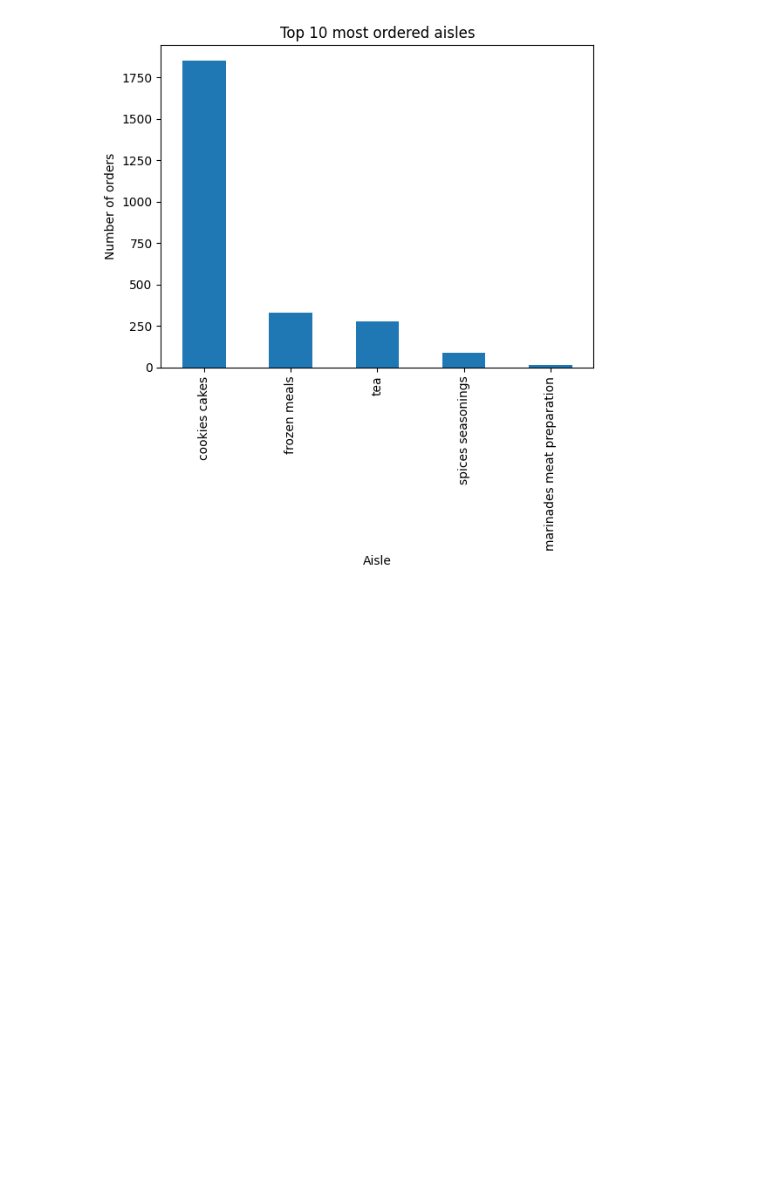
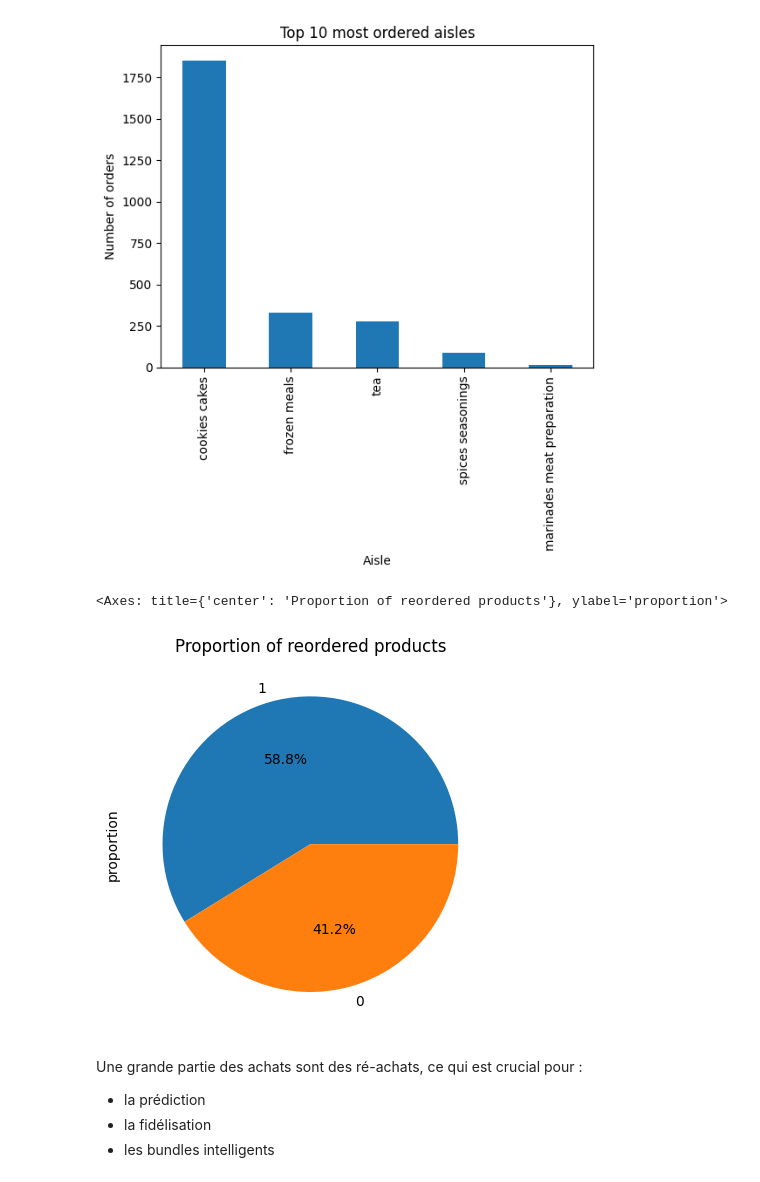
Before and after one commit to pradeepjoel/instacart-retail-project, a Jupyter notebook: data_exploration/01_exploration_instacart.ipynb, the cells around one changed output. Drawn from its saved outputs; the diff is of its cells as text; code cells hidden in the pictures; blank space fills up the shorter version.

Commit message:
reordered products

```diff
--- a/data_exploration/01_exploration_instacart.ipynb
+++ b/data_exploration/01_exploration_instacart.ipynb
@@ -235,3 +235,14 @@ top_10_departments.plot(kind="bar", title="Top 10 most ordered departments", xla
 # %% [output]
 <Axes: title={'center': 'Top 10 most ordered aisles'}, xlabel='Aisle', ylabel='Number of orders'>
 [figure]
+# %%
+order_products_prior["reordered"].value_counts(normalize=True).plot(kind='pie', autopct='%1.1f%%', title='Proportion of reordered products')
+# %% [output]
+<Axes: title={'center': 'Proportion of reordered products'}, ylabel='proportion'>
+[figure, added]
+# %% [markdown]
+Une grande partie des achats sont des ré-achats, ce qui est crucial pour :
+
+- la prédiction
+- la fidélisation
+- les bundles intelligents
```
Also changed, not shown: parts of 1 cell of this notebook.
